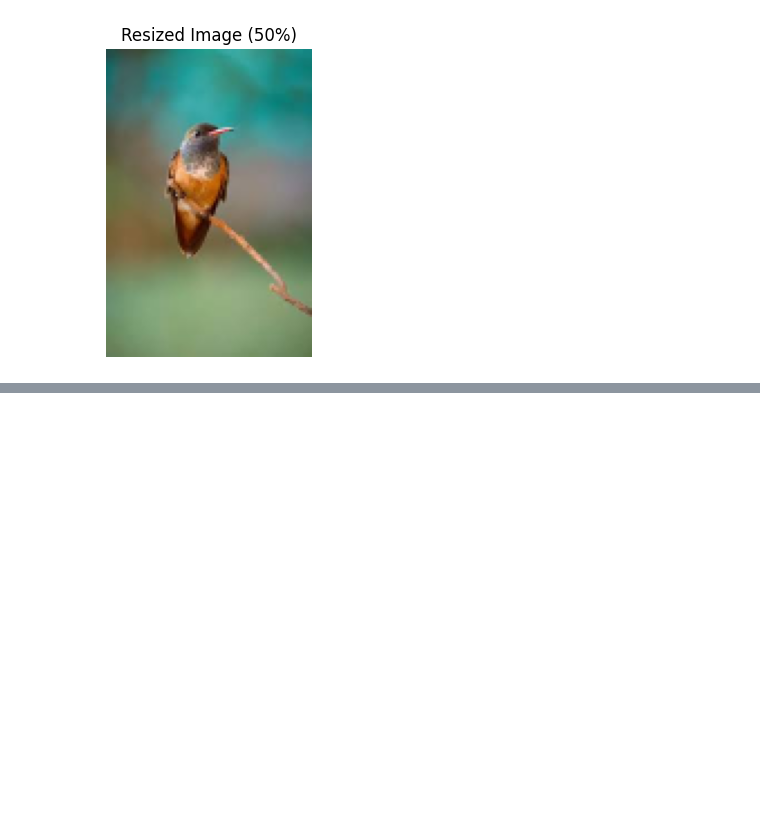
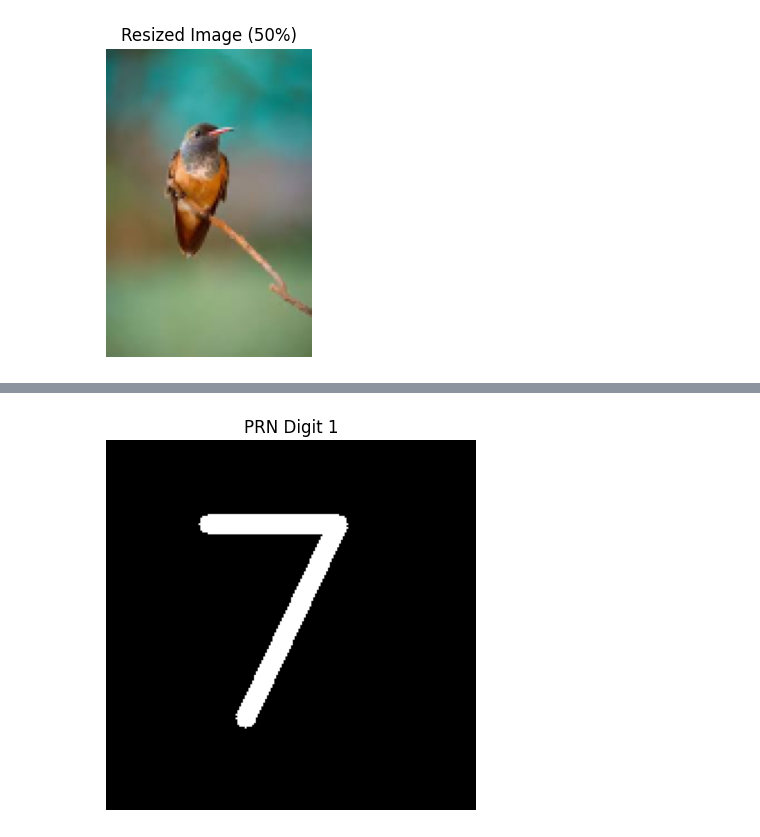
Before and after one commit to svkamat111922-sketch/Online-Store-Inventory, a Jupyter notebook: Imageprocessing.ipynb, the cells around one changed output, grey strips where cells are left out. Drawn from its saved outputs; the diff is of its cells as text; code cells hidden in the pictures; blank space fills up the shorter version.

```diff
--- a/Imageprocessing.ipynb
+++ b/Imageprocessing.ipynb
@@ -126,0 +178,26 @@ show_image("Resized Image (50%)", resized)
+# %%
+import cv2
+import numpy as np
+import matplotlib.pyplot as plt
+
+digit1 = 7
+size = 200
+
+digit_img1 = np.zeros((size, size), dtype=np.uint8)
+
+cv2.putText(
+    digit_img1,
+    str(digit1),
+    (40, 150),
+    cv2.FONT_HERSHEY_SIMPLEX,
+    5,
+    255,
+    10
+)
+
+plt.imshow(digit_img1, cmap='gray')
+plt.title("PRN Digit 1")
+plt.axis('off')
+plt.show()
+# %% [output]
+[figure, added]
```
Also changed, not shown: parts of 5 cells of this notebook.
